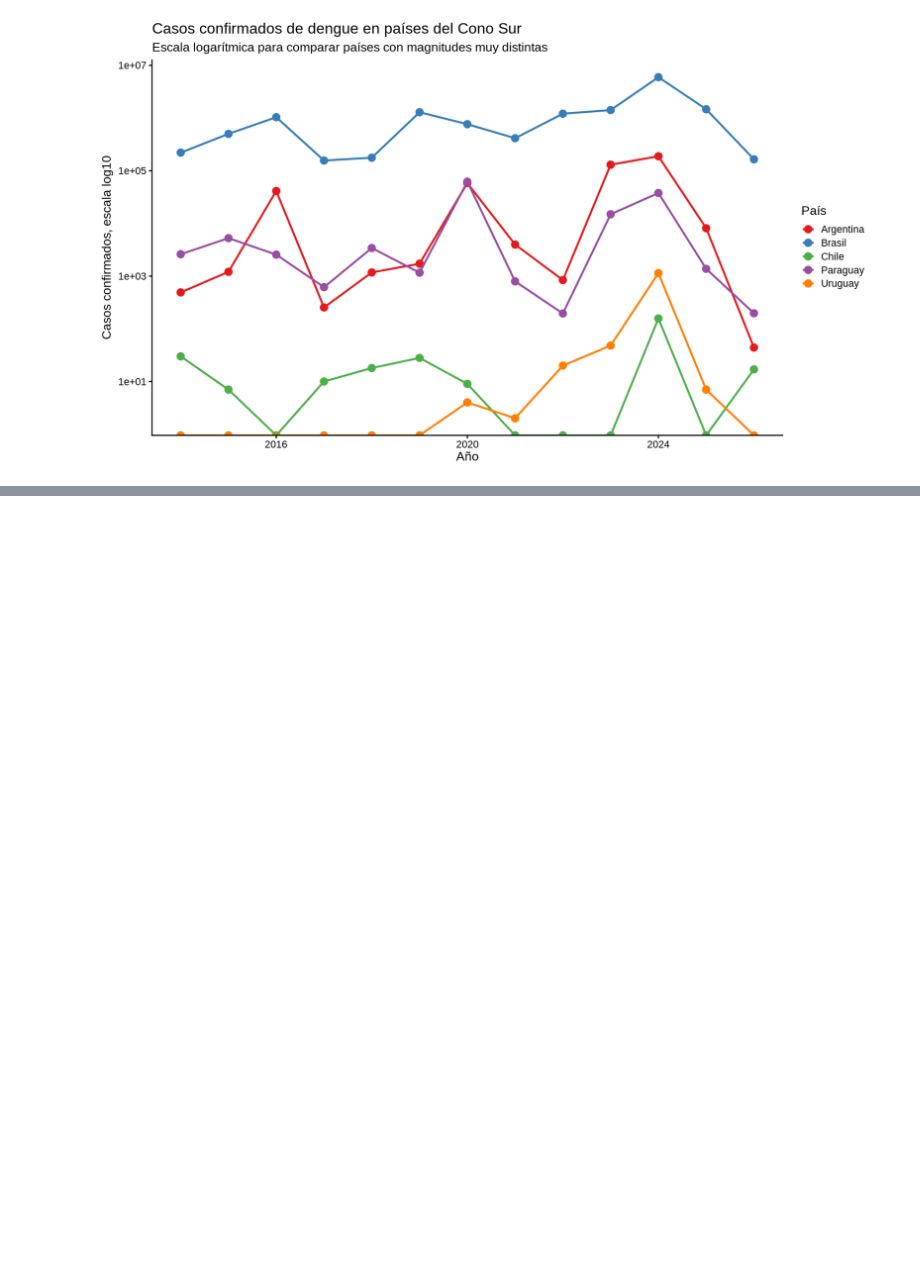
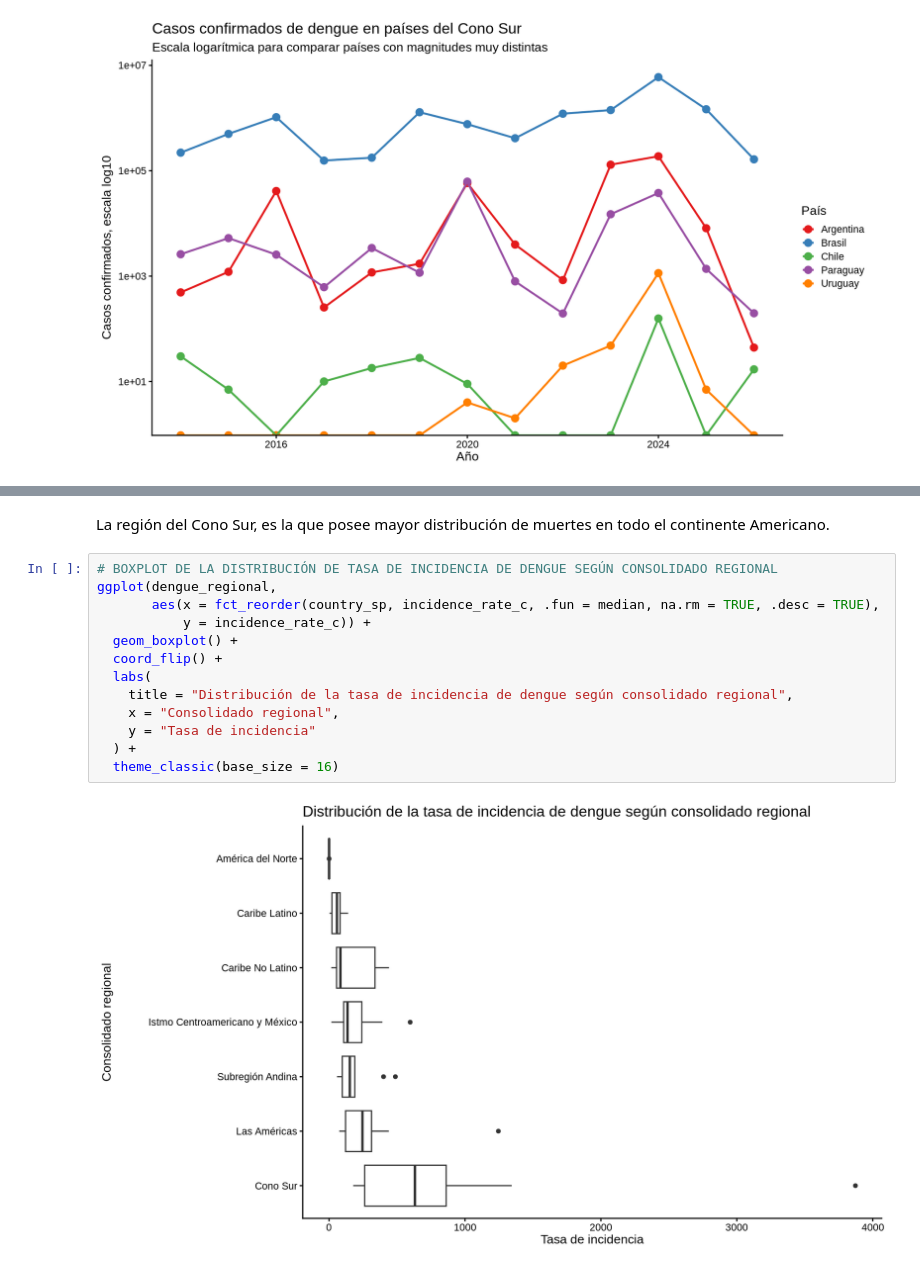
Before and after one commit to Merenguimona/act2_Adatos, a Jupyter notebook: NOTEBOOKS/EDA_DENGUE_AM.ipynb, the cells around one changed output, grey strips where cells are left out. Saved outputs shown, nothing was run; the diff lists cells and outputs as text; blank space fills up the shorter version.

```diff
--- a/NOTEBOOKS/EDA_DENGUE_AM.ipynb
+++ b/NOTEBOOKS/EDA_DENGUE_AM.ipynb
@@ -506,0 +619,17 @@ Warning message in scale_y_log10():
+# %% [markdown]
+La región del Cono Sur, es la que posee mayor distribución de muertes en todo el continente Americano.
+# %%
+# BOXPLOT DE LA DISTRIBUCIÓN DE TASA DE INCIDENCIA DE DENGUE SEGÚN CONSOLIDADO REGIONAL
+ggplot(dengue_regional,
+       aes(x = fct_reorder(country_sp, incidence_rate_c, .fun = median, na.rm = TRUE, .desc = TRUE),
+           y = incidence_rate_c)) +
+  geom_boxplot() +
+  coord_flip() +
+  labs(
+    title = "Distribución de la tasa de incidencia de dengue según consolidado regional",
+    x = "Consolidado regional",
+    y = "Tasa de incidencia"
+  ) +
+  theme_classic(base_size = 16)
+# %% [output]
+[figure, added]
```
Also changed, not shown: parts of 15 cells of this notebook.
